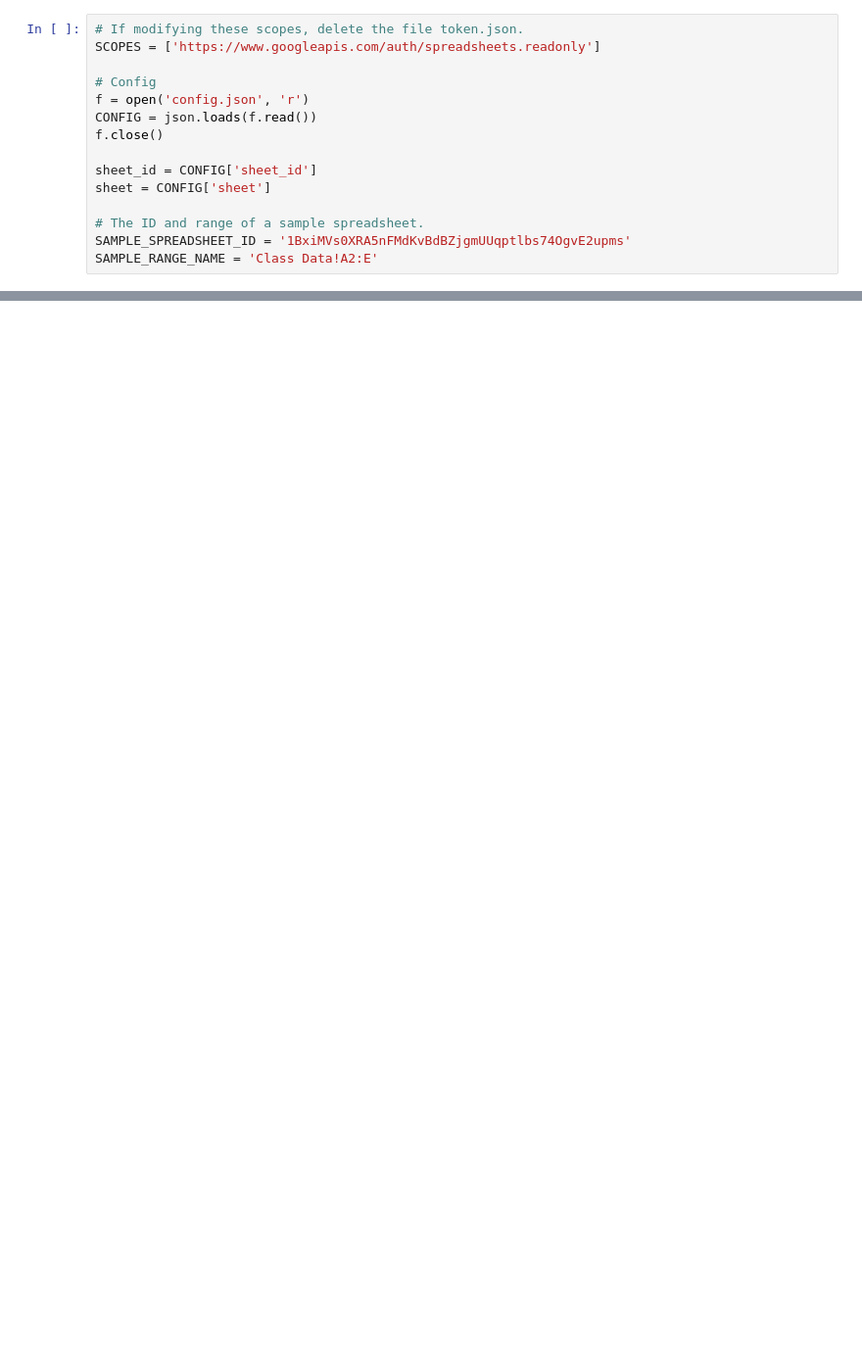
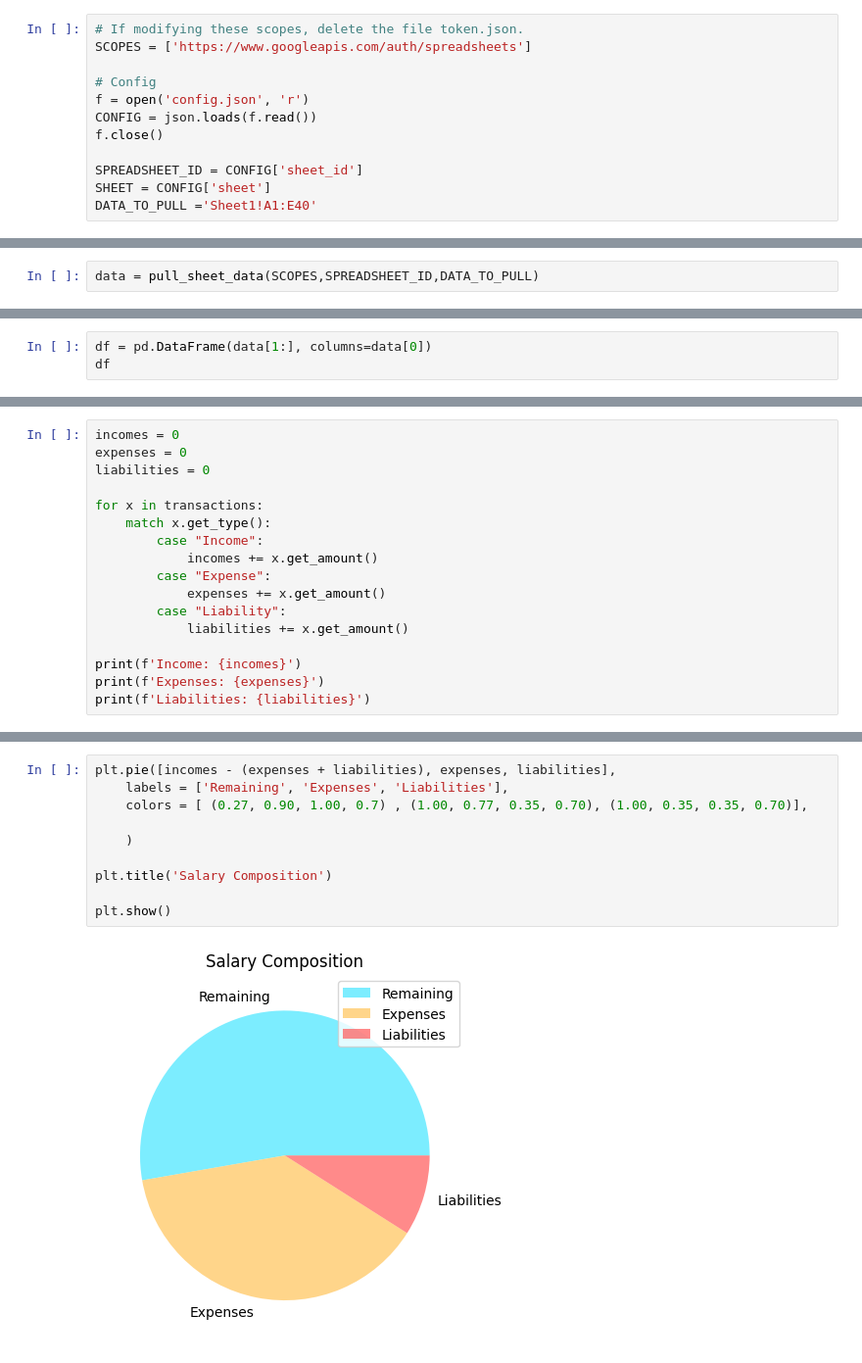
Before and after one commit to aldringordon/budgeter, a Jupyter notebook: Budgeter.ipynb, the cells around one changed output, grey strips where cells are left out. Shown at 98% size. Drawn from its saved outputs; the diff is of its cells as text; blank space fills up the shorter version.

```diff
--- a/Budgeter.ipynb
+++ b/Budgeter.ipynb
@@ -10,16 +10,13 @@ from googleapiclient.errors import HttpError
 # %%
 # If modifying these scopes, delete the file token.json.
-SCOPES = ['https://www.googleapis.com/auth/spreadsheets.readonly']
+SCOPES = ['https://www.googleapis.com/auth/spreadsheets']
 
 # Config
 f = open('config.json', 'r')
 CONFIG = json.loads(f.read())
 f.close()
 
-sheet_id = CONFIG['sheet_id']
-sheet = CONFIG['sheet']
-
-# The ID and range of a sample spreadsheet.
-SAMPLE_SPREADSHEET_ID = '1BxiMVs0XRA5nFMdKvBdBZjgmUUqptlbs74OgvE2upms'
-SAMPLE_RANGE_NAME = 'Class Data!A2:E'
+SPREADSHEET_ID = CONFIG['sheet_id']
+SHEET = CONFIG['sheet']
+DATA_TO_PULL ='Sheet1!A1:E40'
 # %%
@@ -74,0 +68,2 @@ sheet_id
+# %%
+data = pull_sheet_data(SCOPES,SPREADSHEET_ID,DATA_TO_PULL)
@@ -74,0 +78,3 @@ sheet_id
+# %%
+df = pd.DataFrame(data[1:], columns=data[0])
+df
@@ -74,0 +154,17 @@ sheet_id
+# %%
+incomes = 0
+expenses = 0
+liabilities = 0
+
+for x in transactions:
+    match x.get_type():
+        case "Income":
+            incomes += x.get_amount()
+        case "Expense":
+            expenses += x.get_amount()
+        case "Liability":
+            liabilities += x.get_amount()
+
+print(f'Income: {incomes}')
+print(f'Expenses: {expenses}')
+print(f'Liabilities: {liabilities}')
@@ -74,0 +201,12 @@ sheet_id
+# %%
+plt.pie([incomes - (expenses + liabilities), expenses, liabilities],
+    labels = ['Remaining', 'Expenses', 'Liabilities'],
+    colors = [ (0.27, 0.90, 1.00, 0.7) , (1.00, 0.77, 0.35, 0.70), (1.00, 0.35, 0.35, 0.70)],
+
+    )
+
+plt.title('Salary Composition')
+
+plt.show()
+# %% [output]
+[figure, added]
```
Also changed, not shown: parts of 17 cells of this notebook.
